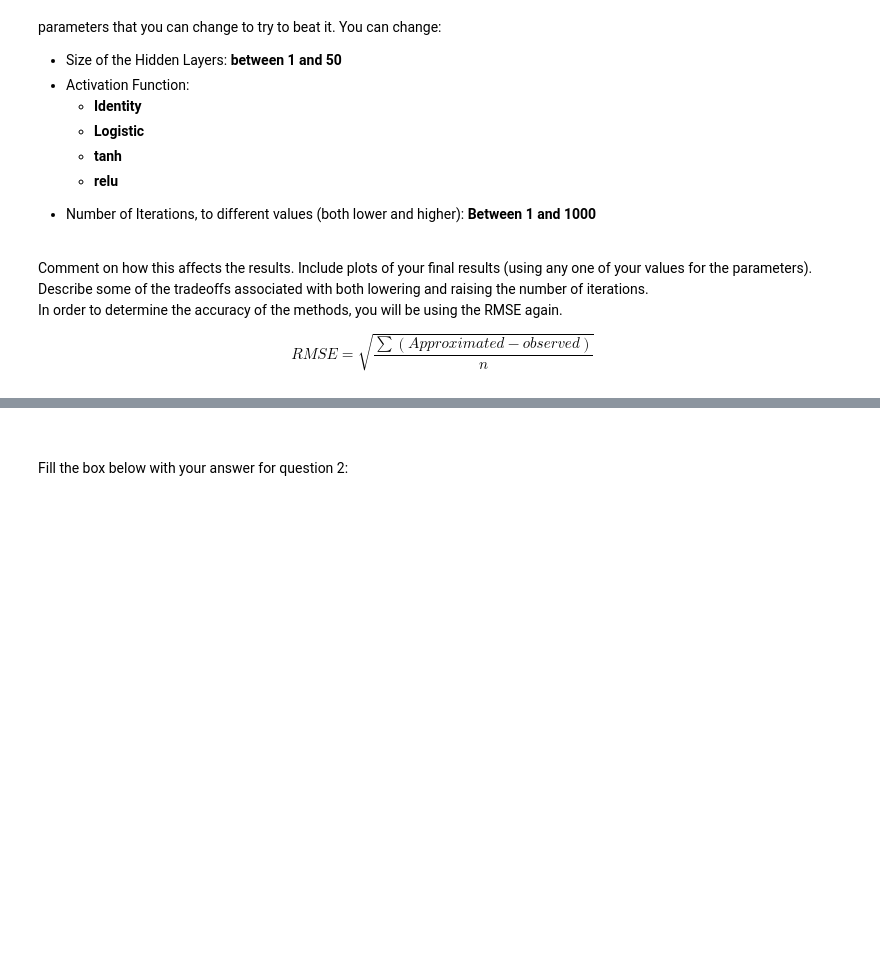
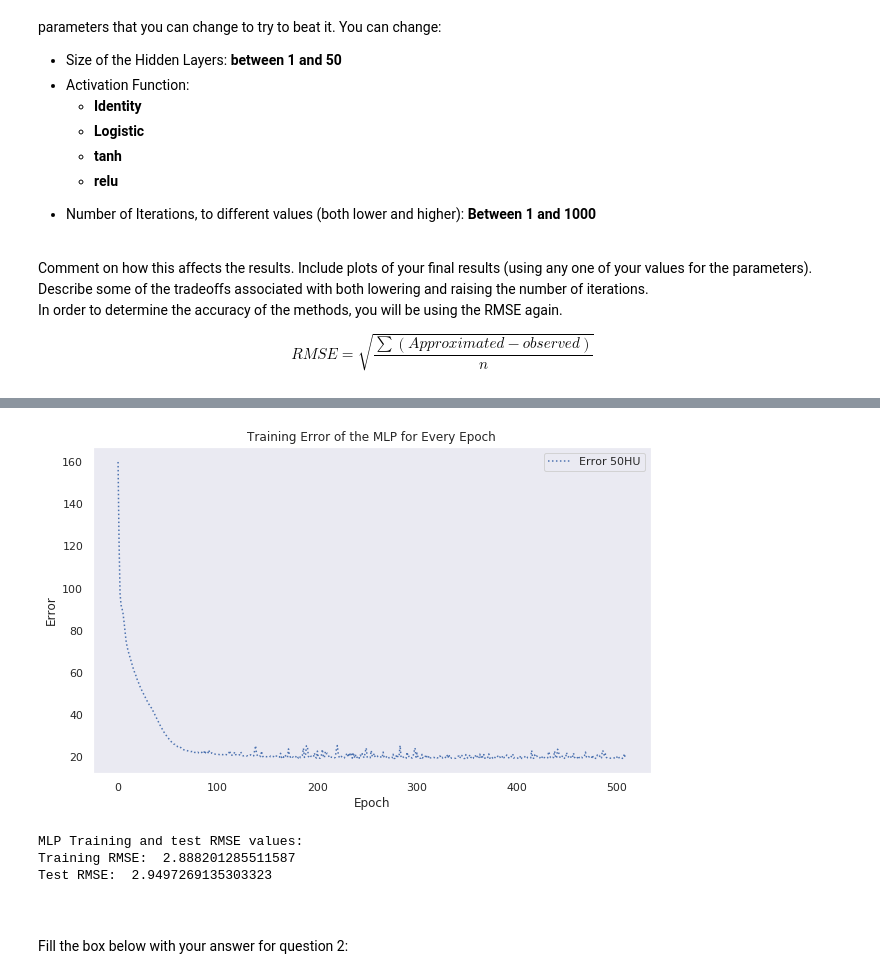
Before and after one commit to Arunscape/ECE449, a Jupyter notebook: lab/lab3/Lab 3-D41.ipynb, the cells around one changed output, grey strips where cells are left out. Drawn from its saved outputs; the diff is of its cells as text; code cells hidden in the pictures; blank space fills up the shorter version.

```diff
--- a/lab/lab3/Lab 3-D41.ipynb
+++ b/lab/lab3/Lab 3-D41.ipynb
@@ -443,7 +471,7 @@ print("Test RMSE:", testsvmRMSE, "MJ/m^2")
 # Modify this neural network
 mlp = MLPRegressor(
     hidden_layer_sizes = (1,),     # One hidden layer with 50 neurons
-    activation = 'logistic',        # Logistic sigmoid activation function
+    activation = 'relu',        # Logistic sigmoid activation function
     solver = 'sgd',                 # Gradient descent
     learning_rate_init = 0.01 ,# Initial learning rate
     )
@@ -454,40 +482,45 @@ dt_reg.fit(scaledTrainingInputs, scaledTrainingTargets)
 
 
 ### MODIFY THE VALUE BELOW ###
-noIterations = 98  # Number of iterations (epochs) for which the MLP trains
+noIterations = 510  # Number of iterations (epochs) for which the MLP trains
 ### MODIFY THE VALUE ABOVE ###
 
 trainingError = np.zeros(noIterations)  # Initialize array to hold training error values
 
 # Train the MLP for the specified number of iterations
 for i in range(noIterations):
     mlp.partial_fit(scaledTrainingInputs, np.ravel(scaledTrainingTargets))  # Partial fit is used to obtain the output values after each epoch
     currentOutputs = mlp.predict(scaledTrainingInputs)  # Obtain the outputs for the current MLP using the training inputs
     trainingError[i] = np.sum((scaledTrainingTargets.T - currentOutputs) ** 2) / 2  # Keep track of the error throughout the number of epochs
 
 # Predict
 scaledTrainingOutputs = mlp.predict(scaledTrainingInputs)
 scaledTestOutputs = mlp.predict(scaledTestInputs)
 #Training output conversion
 trainingOutputs = tScaler.inverse_transform(scaledTrainingOutputs)
 testOutputs = tScaler.inverse_transform(scaledTestOutputs)
 
 #RMSE calculation
 trainingRMSE = np.sqrt(np.sum((trainingOutputs - trainingTargets[:, 0]) ** 2) / len(trainingOutputs)) / 1000000  # Divide by 1e6 for MJ/m^2
 testRMSE = np.sqrt(np.sum((testOutputs - testTargets[:, 0]) ** 2) / len(testOutputs)) / 1000000
 
 # Plot the error curve
 plt.figure(figsize=(10,6))
 ErrorHandle ,= plt.plot(range(noIterations), trainingError, label = 'Error 50HU',  linestyle = 'dotted')
 plt.xlabel('Epoch')
 plt.ylabel('Error')
 plt.title('Training Error of the MLP for Every Epoch')
 plt.legend(handles = [ErrorHandle])
 plt.show()
 
 print("MLP Training and test RMSE values:")
 print("Training RMSE: " , trainingRMSE)
 print("Test RMSE: " , testRMSE)
+# %% [output]
+[figure, added]
+MLP Training and test RMSE values:
+Training RMSE:  2.888201285511587
+Test RMSE:  2.9497269135303323
 # %% [markdown]
 <br></br>
 
```
Also changed, not shown: parts of 8 cells of this notebook, 3 other files.
